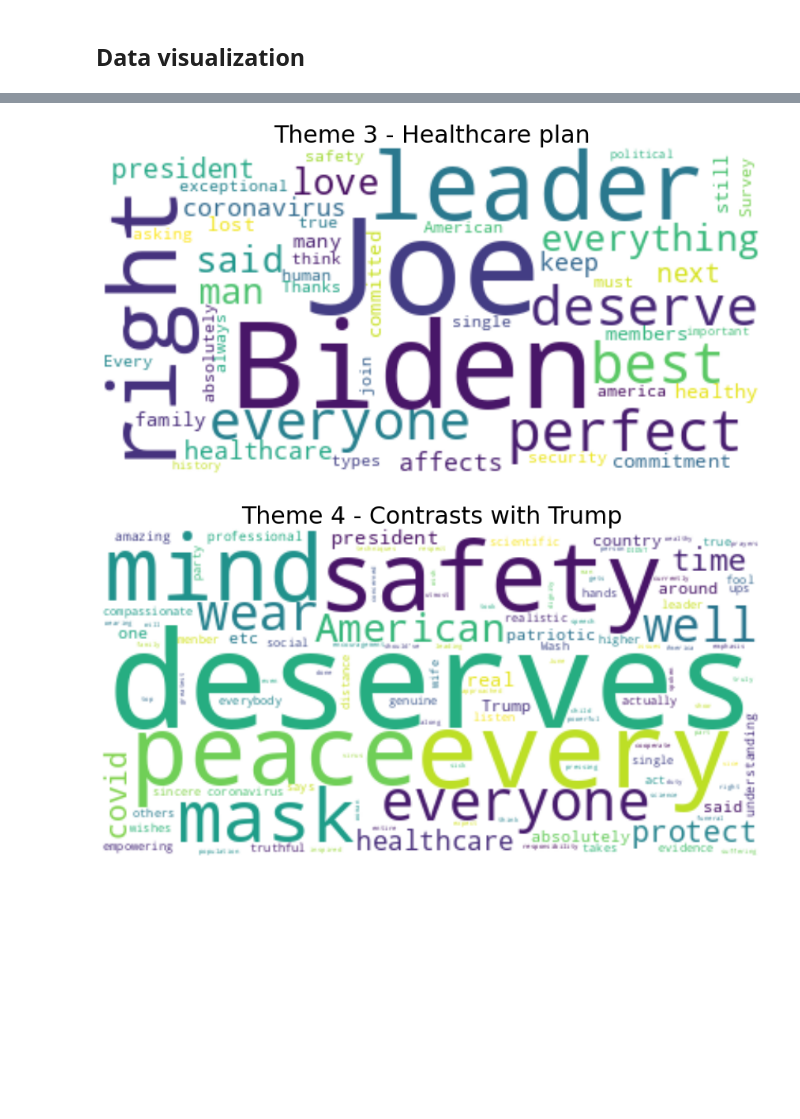
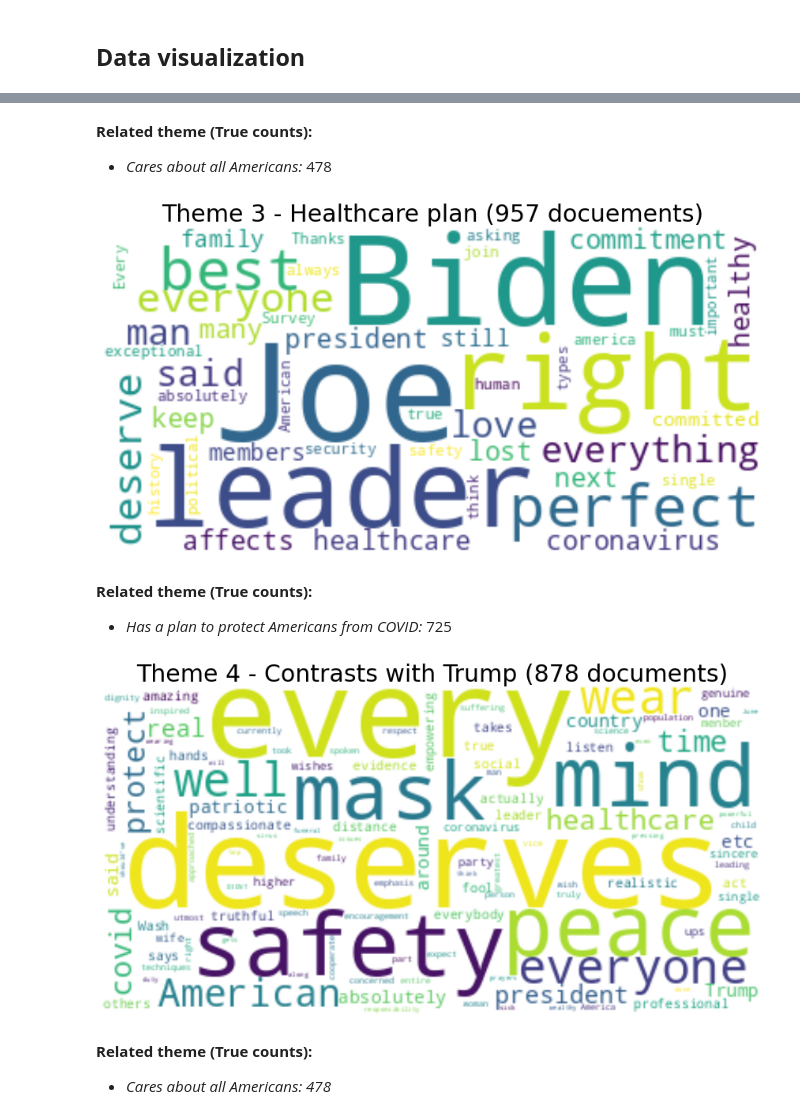
Before and after one commit to juanroesel/avalanche-ds, a Jupyter notebook: src/3-sentiment_analysis.ipynb, the cells around one changed output, grey strips where cells are left out. Cells and saved outputs as stored; diff of their text form; code cells hidden in the pictures; blank space fills up the shorter version.

```diff
--- a/src/3-sentiment_analysis.ipynb
+++ b/src/3-sentiment_analysis.ipynb
@@ -140,20 +146,29 @@ plt.show()
+# %% [markdown]
+**Related theme (True counts):**
+* *Cares about all Americans:* 478
 # %%
 theme3_pos_msg = " ".join([doc for doc_id, doc in highest_performing_docs.items() if "Theme #3" in doc_id])
 wordcloud = WordCloud(stopwords=stopwords, background_color="white").generate(theme3_pos_msg)
 plt.figure(figsize=[15, 8])
 plt.imshow(wordcloud, interpolation='bilinear')
 plt.axis("off")
-plt.title("Theme 3 - Healthcare plan", fontsize=30, pad=2)
+plt.title("Theme 3 - Healthcare plan (957 docuements)", fontsize=30, pad=2)
 plt.show()
 # %% [output]
-[figure, old version]
+[figure, new version]
+# %% [markdown]
+**Related theme (True counts):**
+* *Has a plan to protect Americans from COVID:* 725
 # %%
 theme4_pos_msg = " ".join([doc for doc_id, doc in highest_performing_docs.items() if "Theme #4" in doc_id])
 wordcloud = WordCloud(stopwords=stopwords, background_color="white").generate(theme4_pos_msg)
 plt.figure(figsize=[15, 8])
 plt.imshow(wordcloud, interpolation='bilinear')
 plt.axis("off")
-plt.title("Theme 4 - Contrasts with Trump", fontsize=30, pad=2)
+plt.title("Theme 4 - Contrasts with Trump (878 documents)", fontsize=30, pad=2)
 plt.show()
 # %% [output]
-[figure, old version]
+[figure, new version]
+# %% [markdown]
+**Related theme (True counts):**
+* *Cares about all Americans: 478*
```
Also changed, not shown: parts of 5 cells of this notebook.
